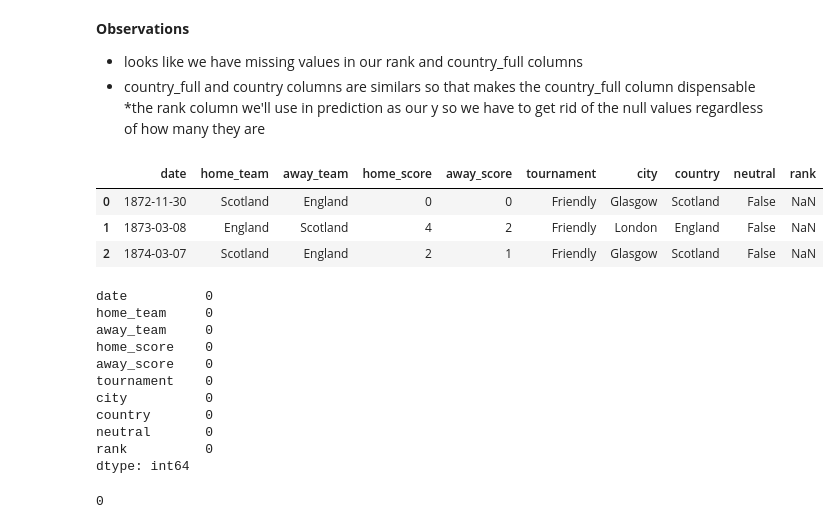
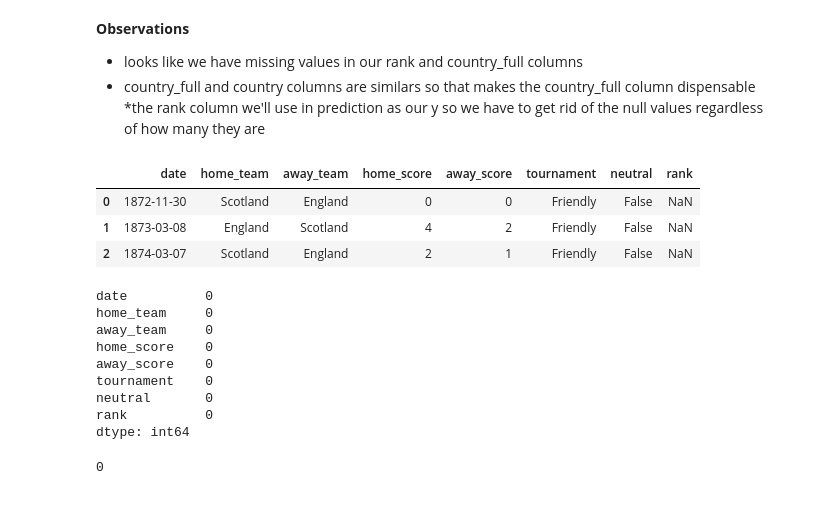
Before and after one commit to Mwadz/IP-week-6, a Jupyter notebook: Week_6_Machine_Learning_Regression_Cynthia_Mwadime_2022_IP.ipynb, the cells around one changed output. Cells and saved outputs as stored; diff of their text form; code cells hidden in the pictures.

```diff
--- a/Week_6_Machine_Learning_Regression_Cynthia_Mwadime_2022_IP.ipynb
+++ b/Week_6_Machine_Learning_Regression_Cynthia_Mwadime_2022_IP.ipynb
@@ -241,13 +241,13 @@ memory usage: 3.5+ MB
 *the rank column we'll use in prediction as our y so we have to get rid of the null values regardless of how many they are
 # %%
 # Dropping thr country_full column
-soccer.drop(['country_full'], axis=1, inplace=True)
+soccer.drop(['country_full','city', 'country'], axis=1, inplace=True)
 soccer.head(3)
 # %% [output]
-|  | date | home_team | away_team | home_score | away_score | tournament | city | country | neutral | rank |
-| 0 | 1872-11-30 | Scotland | England | 0 | 0 | Friendly | Glasgow | Scotland | False | NaN |
-| 1 | 1873-03-08 | England | Scotland | 4 | 2 | Friendly | London | England | False | NaN |
-| 2 | 1874-03-07 | Scotland | England | 2 | 1 | Friendly | Glasgow | Scotland | False | NaN |
+|  | date | home_team | away_team | home_score | away_score | tournament | neutral | rank |
+| 0 | 1872-11-30 | Scotland | England | 0 | 0 | Friendly | False | NaN |
+| 1 | 1873-03-08 | England | Scotland | 4 | 2 | Friendly | False | NaN |
+| 2 | 1874-03-07 | Scotland | England | 2 | 1 | Friendly | False | NaN |
 # %%
 # getting rid of the records with missing values
 soccer2 = soccer.dropna(axis=0)
@@ -259,8 +259,6 @@ away_team     0
 home_score    0
 away_score    0
 tournament    0
-city          0
-country       0
 neutral       0
 rank          0
 dtype: int64
```
Also changed, not shown: parts of 101 cells of this notebook.
